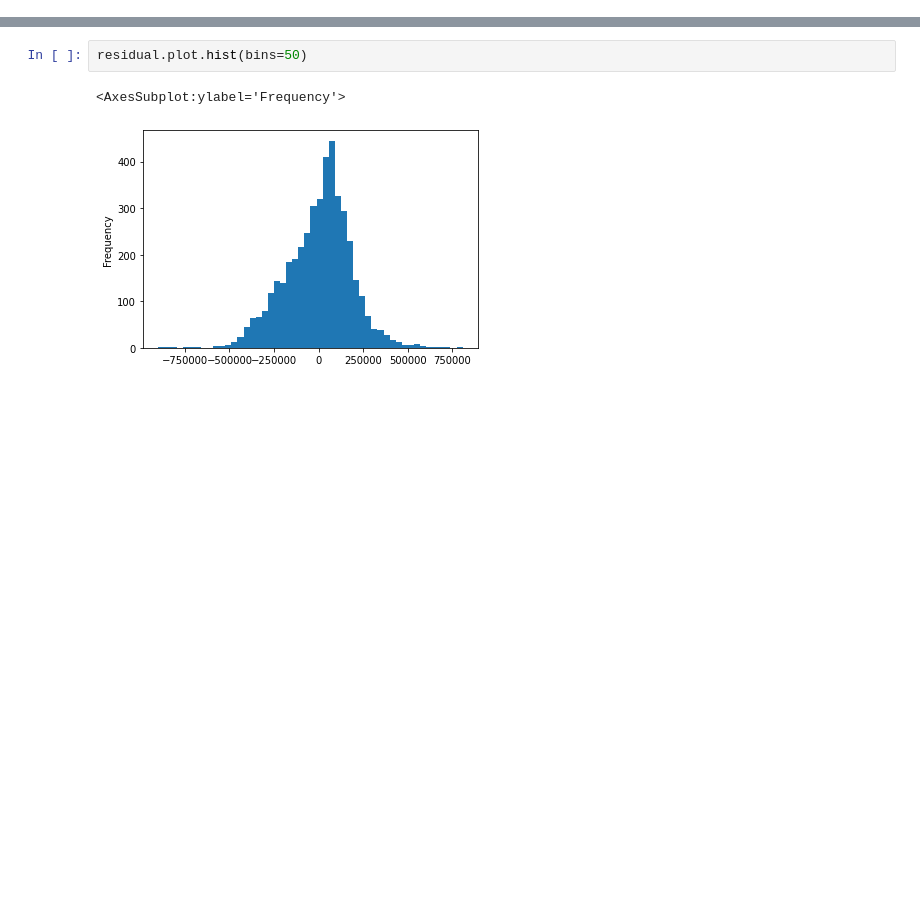
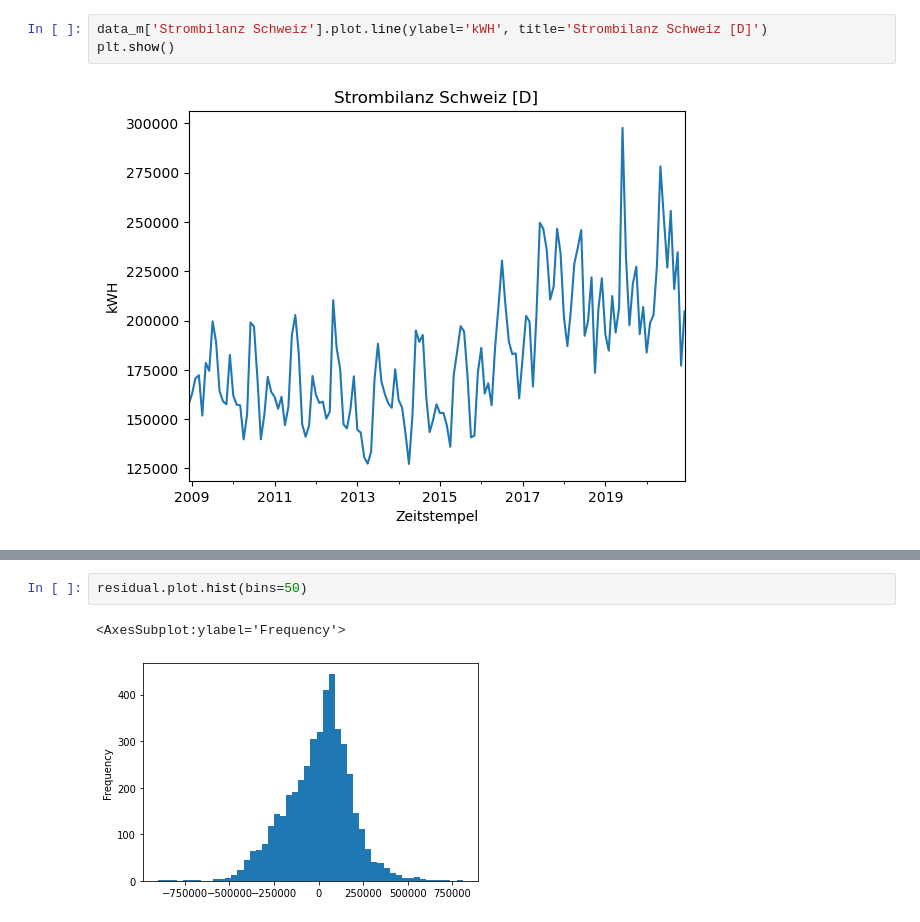
Before and after one commit to kenfus/spz_omc, a Jupyter notebook: main.ipynb, the cells around one changed output, grey strips where cells are left out. Drawn from its saved outputs; the diff is of its cells as text; blank space fills up the shorter version.

```diff
--- a/main.ipynb
+++ b/main.ipynb
@@ -221,0 +93,5 @@ Name: resid, Length: 364, dtype: float64
+# %%
+data_m['Strombilanz Schweiz'].plot.line(ylabel='kWH', title='Strombilanz Schweiz [D]')
+plt.show()
+# %% [output]
+[figure, added]
```
Also changed, not shown: parts of 77 cells of this notebook, 4 other files.
